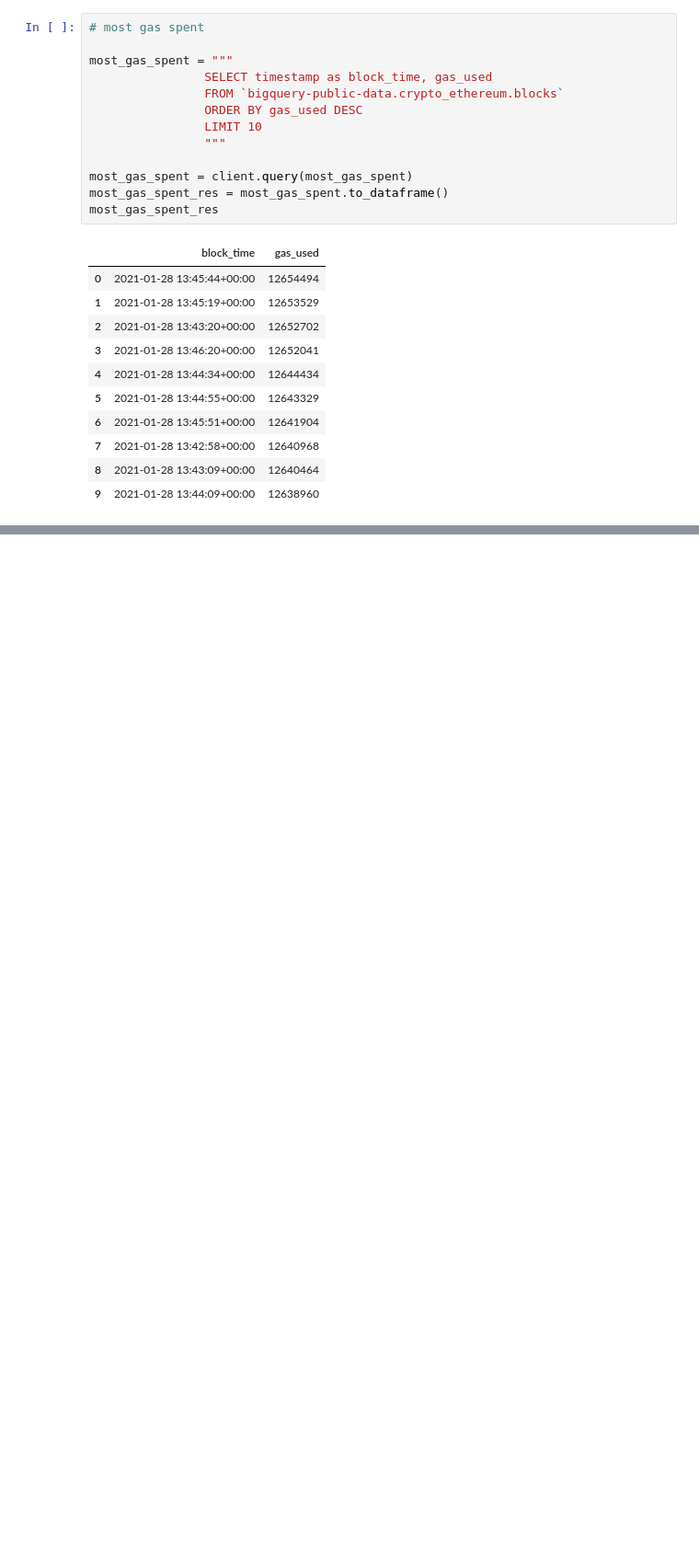
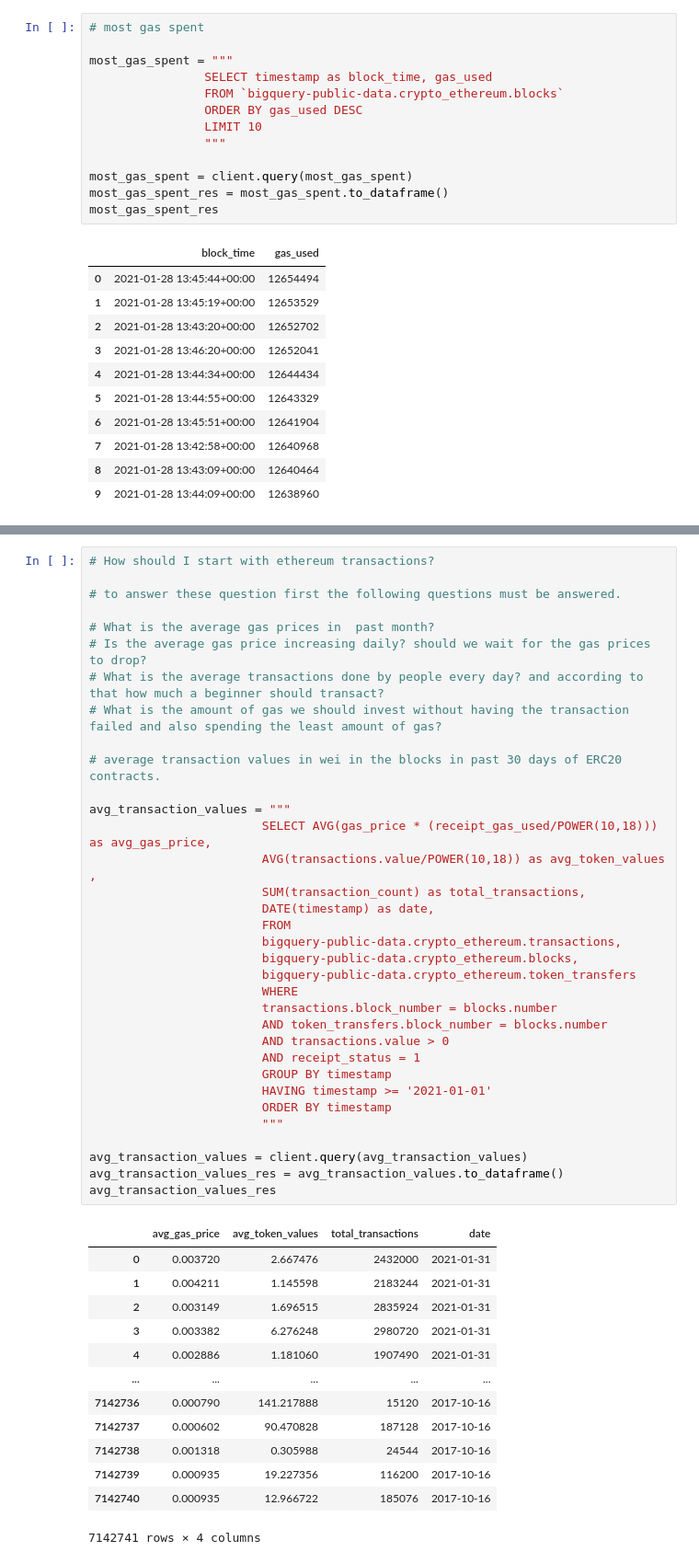
Before and after one commit to Pritam78459/ethereum-crypto-currency-analysis, a Jupyter notebook: EthereumBlockChain.ipynb, the cells around one changed output, grey strips where cells are left out. Shown at 92% size. Saved outputs shown, nothing was run; the diff lists cells and outputs as text; blank space fills up the shorter version.

```diff
--- a/EthereumBlockChain.ipynb
+++ b/EthereumBlockChain.ipynb
@@ -241,0 +283,48 @@ avg_gas_wastage_res
+# %%
+# How should I start with ethereum transactions?
+
+# to answer these question first the following questions must be answered.
+
+# What is the average gas prices in  past month?
+# Is the average gas price increasing daily? should we wait for the gas prices to drop?
+# What is the average transactions done by people every day? and according to that how much a beginner should transact?
+# What is the amount of gas we should invest without having the transaction failed and also spending the least amount of gas?
+
+# average transaction values in wei in the blocks in past 30 days of ERC20 contracts.
+
+avg_transaction_values = """
+                        SELECT AVG(gas_price * (receipt_gas_used/POWER(10,18))) as avg_gas_price,
+                        AVG(transactions.value/POWER(10,18)) as avg_token_values ,
+                        SUM(transaction_count) as total_transactions,
+                        DATE(timestamp) as date,
+                        FROM
+                        bigquery-public-data.crypto_ethereum.transactions,
+                        bigquery-public-data.crypto_ethereum.blocks,
+                        bigquery-public-data.crypto_ethereum.token_transfers
+                        WHERE
+                        transactions.block_number = blocks.number
+                        AND token_transfers.block_number = blocks.number
+                        AND transactions.value > 0
+                        AND receipt_status = 1
+                        GROUP BY timestamp
+                        HAVING timestamp >= '2021-01-01'
+                        ORDER BY timestamp
+                        """
+
+avg_transaction_values = client.query(avg_transaction_values)
+avg_transaction_values_res = avg_transaction_values.to_dataframe()
+avg_transaction_values_res
+# %% [output]
+|  | avg_gas_price | avg_token_values | total_transactions | date |
+| 0 | 0.003720 | 2.667476 | 2432000 | 2021-01-31 |
+| 1 | 0.004211 | 1.145598 | 2183244 | 2021-01-31 |
+| 2 | 0.003149 | 1.696515 | 2835924 | 2021-01-31 |
+| 3 | 0.003382 | 6.276248 | 2980720 | 2021-01-31 |
+| 4 | 0.002886 | 1.181060 | 1907490 | 2021-01-31 |
+| ... | ... | ... | ... | ... |
+| 7142736 | 0.000790 | 141.217888 | 15120 | 2017-10-16 |
+| 7142737 | 0.000602 | 90.470828 | 187128 | 2017-10-16 |
+| 7142738 | 0.001318 | 0.305988 | 24544 | 2017-10-16 |
+| 7142739 | 0.000935 | 19.227356 | 116200 | 2017-10-16 |
+| 7142740 | 0.000935 | 12.966722 | 185076 | 2017-10-16 |
+7142741 rows × 4 columns
```
Also changed, not shown: parts of 6 cells of this notebook.
